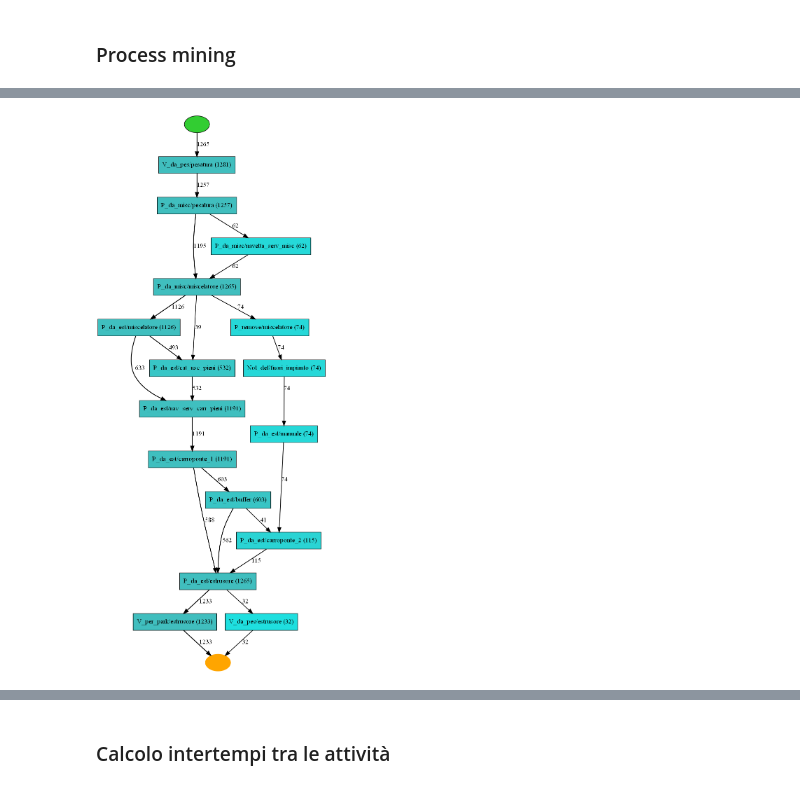
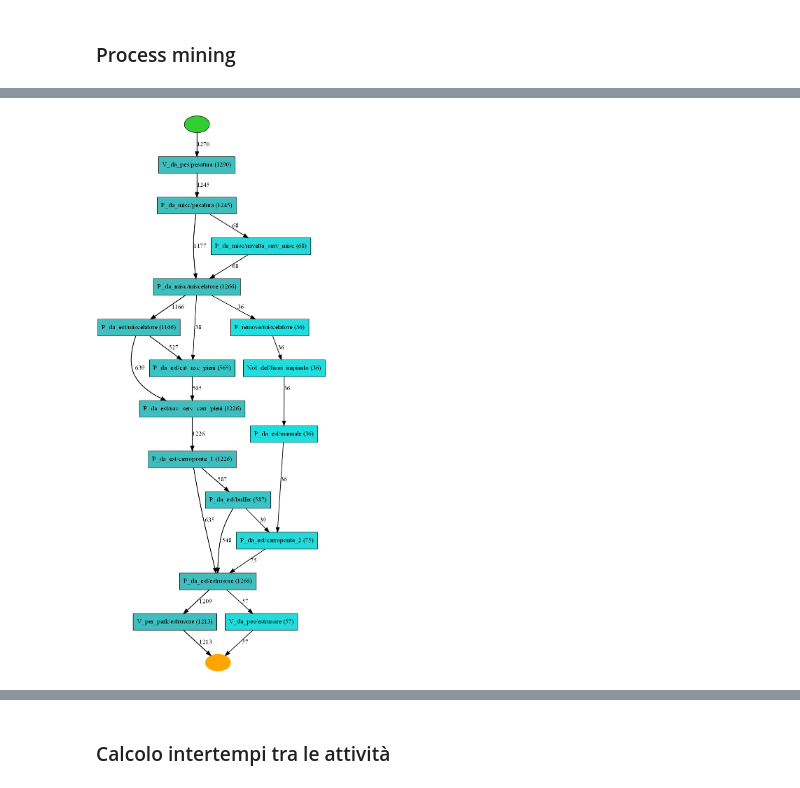
Before and after one commit to marcogiacomin/EuroMasterDataAnalysis, a Jupyter notebook: 2) Fitting distribution of the process.ipynb, the cells around one changed output, grey strips where cells are left out. Drawn from its saved outputs; the diff is of its cells as text; code cells hidden in the pictures.

```diff
--- a/2) Fitting distribution of the process.ipynb
+++ b/2) Fitting distribution of the process.ipynb
@@ -38,0 +68,4 @@ len(event_log['ID_unique'].unique())
+# %%
+sns.set_style('white')
+sns.set_context("paper", font_scale = 2)
+sns.displot(data=intervals, kind="hist", bins = 50, aspect = 1.5)
@@ -64,7 +139,7 @@ pm4py.get_start_activities(event_log)
 # %%
 #  filtering event log by end activiy
 from pm4py.algo.filtering.pandas.end_activities import end_activities_filter
-event_log = end_activities_filter.apply(event_log, ['V_per_park/estrusore', 'Not_def/fuori_impianto', 'V_da_pes/estrusore'],
+event_log = end_activities_filter.apply(event_log, ['V_per_park/estrusore', 'V_da_pes/estrusore'],
                                           parameters={end_activities_filter.Parameters.CASE_ID_KEY: "case:concept:name",
                                                       end_activities_filter.Parameters.ACTIVITY_KEY: "concept:name"})
 pm4py.get_end_activities(event_log)
@@ -111,18 +184,18 @@ variants_count
   'case:concept:name': 1}]
 # %%
 #  take most significant variants
-filtered_log = pm4py.filter_variants_top_k(event_log, 20)
+filtered_log = pm4py.filter_variants_top_k(event_log, 30)
 
 #  visualize heuristic net
 from pm4py.algo.discovery.heuristics import algorithm as heuristics_miner
 from pm4py.visualization.heuristics_net import visualizer as hn_visualizer
 heu_net = heuristics_miner.apply_heu(filtered_log,
                                      parameters={heuristics_miner.Variants.CLASSIC.value.Parameters.MIN_ACT_COUNT: 1,
                                                 heuristics_miner.Variants.CLASSIC.value.Parameters.MIN_DFG_OCCURRENCES: 1,
                                                 heuristics_miner.Variants.CLASSIC.value.Parameters.LOOP_LENGTH_TWO_THRESH: 2})
 gviz = hn_visualizer.apply(heu_net)
 hn_visualizer.view(gviz)
 # %% [output]
-[figure, old version]
+[figure, new version]
 # %%
 pm4py.save_vis_heuristics_net(heu_net, 'C:/Users/HP/Desktop/huristicnet_post_pes.png')
```
Also changed, not shown: parts of 46 cells of this notebook, 4 other files.
